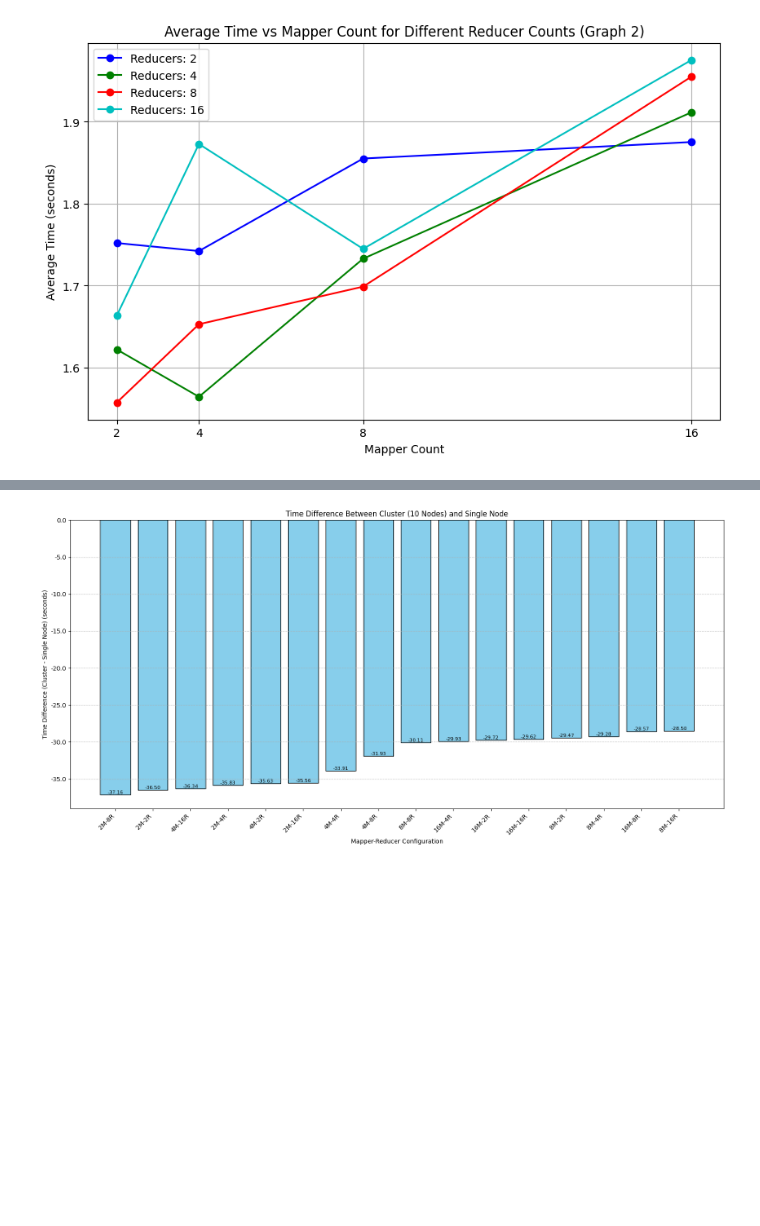
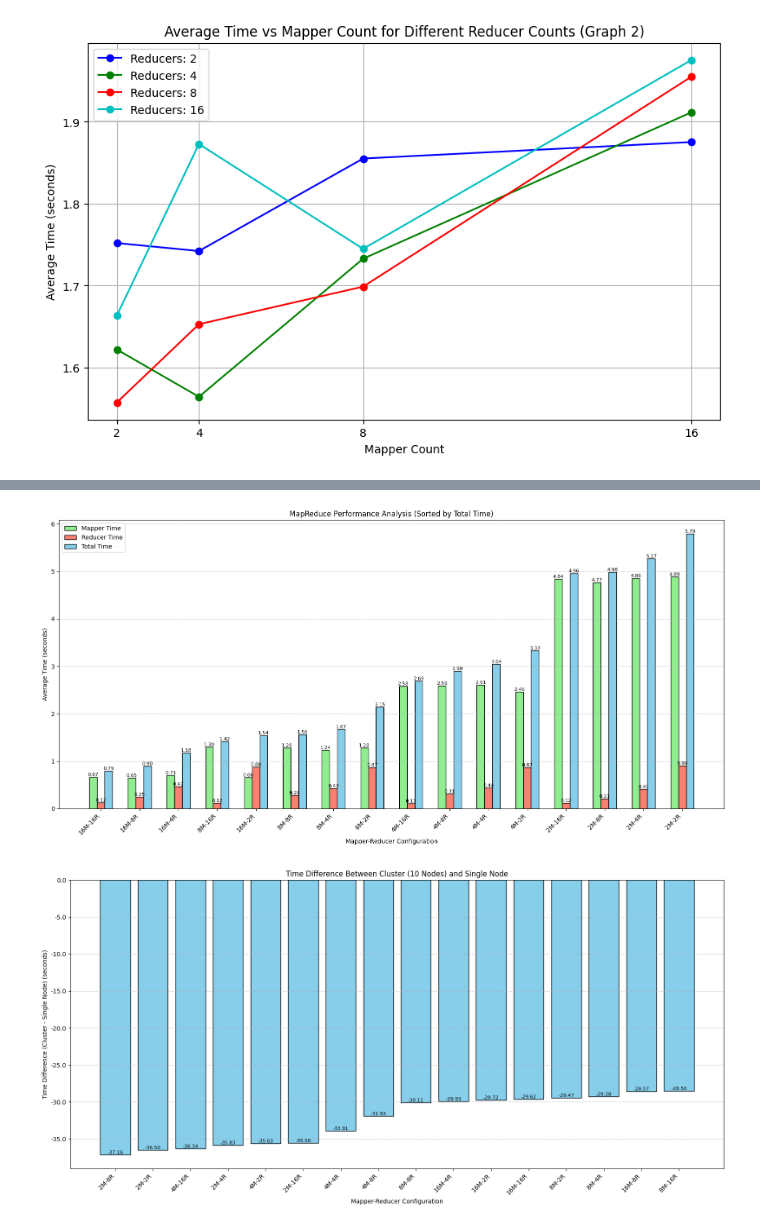
Before and after one commit to JensVL96/ass1, a Jupyter notebook: src/testData.ipynb, the cells around one changed output, grey strips where cells are left out. Drawn from its saved outputs; the diff is of its cells as text; code cells hidden in the pictures; blank space fills up the shorter version.

```diff
--- a/src/testData.ipynb
+++ b/src/testData.ipynb
@@ -229,3 +233,69 @@ plt.show()
+# %%
+import matplotlib.pyplot as plt
+import numpy as np
+import json
+
+# Load the results from the JSON file
+with open('results.json', 'r') as json_file:
+    results = json.load(json_file)
+
+# Convert the results into a dictionary for plotting
+data = {}
+for result in results:
+    key = f"{result['mappers']}M-{result['reducers']}R"
+    data[key] = {
+        "total_time": result["total_time"],
+        "mapper_time": result["mapper_time"],
+        "reducer_time": result["reducer_time"]
+    }
+
+# Convert the dictionary into lists for plotting
+labels = list(data.keys())
+mapper_times = [data[config]["mapper_time"] for config in labels]
+reducer_times = [data[config]["reducer_time"] for config in labels]
+total_times = [data[config]["total_time"] for config in labels]
+
+# Combine all data into a list of tuples for sorting
+combined_data = list(zip(labels, mapper_times, reducer_times, total_times))
+
+# Sort the data by total time (from quickest to slowest)
+combined_data.sort(key=lambda x: x[3])
+
+# Unpack the sorted data
+sorted_labels, sorted_mapper_times, sorted_reducer_times, sorted_total_times = zip(*combined_data)
+
+# Create a grouped bar chart
+x = np.arange(len(sorted_labels))  # x-axis positions for the groups
+width = 0.2  # Width of each bar
+
+plt.figure(figsize=(16, 8))
+
+# Plot mapper time, reducer time, and total time as grouped bars
+bars_mapper = plt.bar(x, sorted_mapper_times, width, label='Mapper Time', color='lightgreen', edgecolor='black')
+bars_reducer = plt.bar(x + width, sorted_reducer_times, width, label='Reducer Time', color='salmon', edgecolor='black')
+bars_total = plt.bar(x + 2 * width, sorted_total_times, width, label='Total Time', color='skyblue', edgecolor='black')
+
+# Add labels, title, and custom x-axis tick labels
+plt.xlabel('Mapper-Reducer Configuration')
+plt.ylabel('Average Time (seconds)')
+plt.title('MapReduce Performance Analysis (Sorted by Total Time)')
+plt.xticks(x + width, sorted_labels, rotation=45, ha='right')  # Rotate x-axis labels for better readability
+plt.grid(True, axis='y', linestyle='--', alpha=0.7)
+plt.legend()
+
+# Add value labels on top of each bar
+for bars in [bars_mapper, bars_reducer, bars_total]:
+    for bar in bars:
+        height = bar.get_height()
+        plt.text(bar.get_x() + bar.get_width() / 2, height, f'{height:.2f}', ha='center', va='bottom', fontsize=8)
+
+# Adjust layout to prevent clipping of labels
+plt.tight_layout()
+
+# Show the plot
+plt.show()
+# %% [output]
+[figure, added]
 # %%
 import matplotlib.pyplot as plt
 import numpy as np
```
Also changed, not shown: parts of 2 cells of this notebook, 14 other files.
